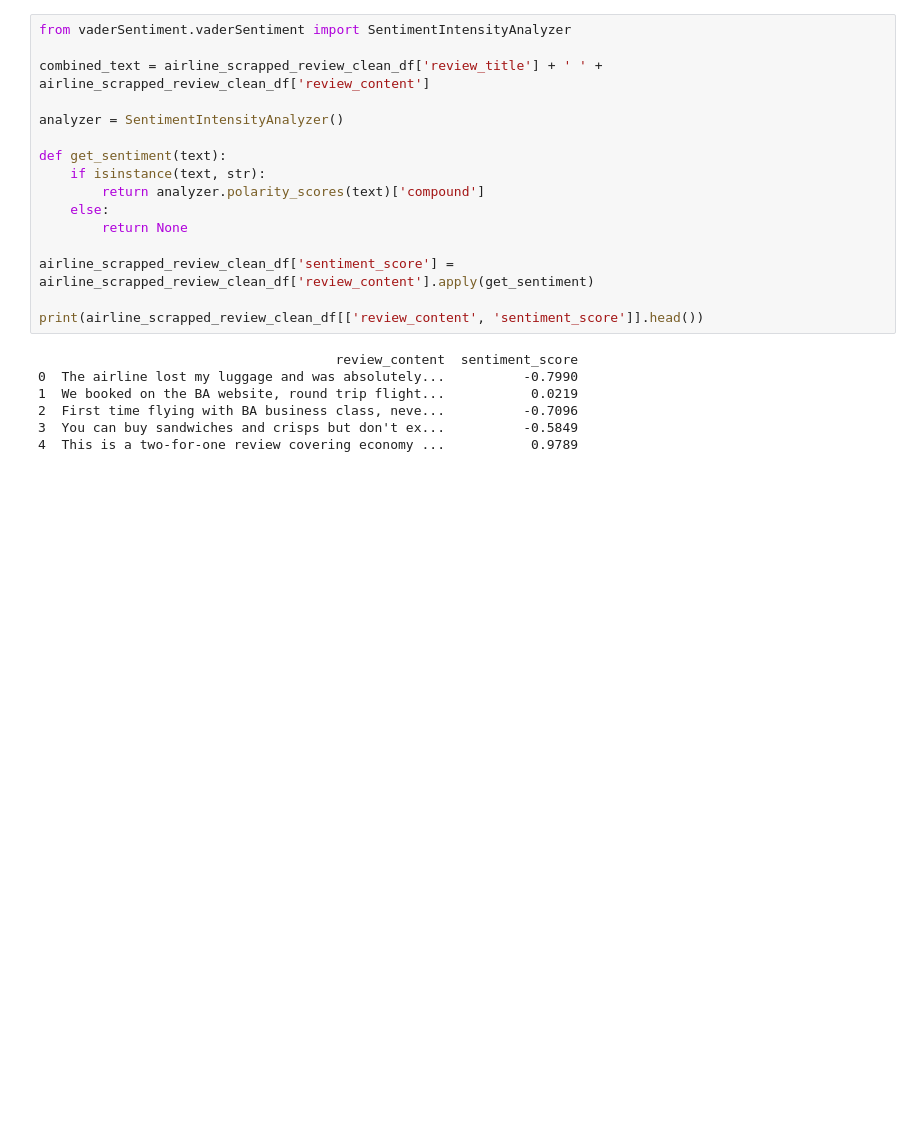
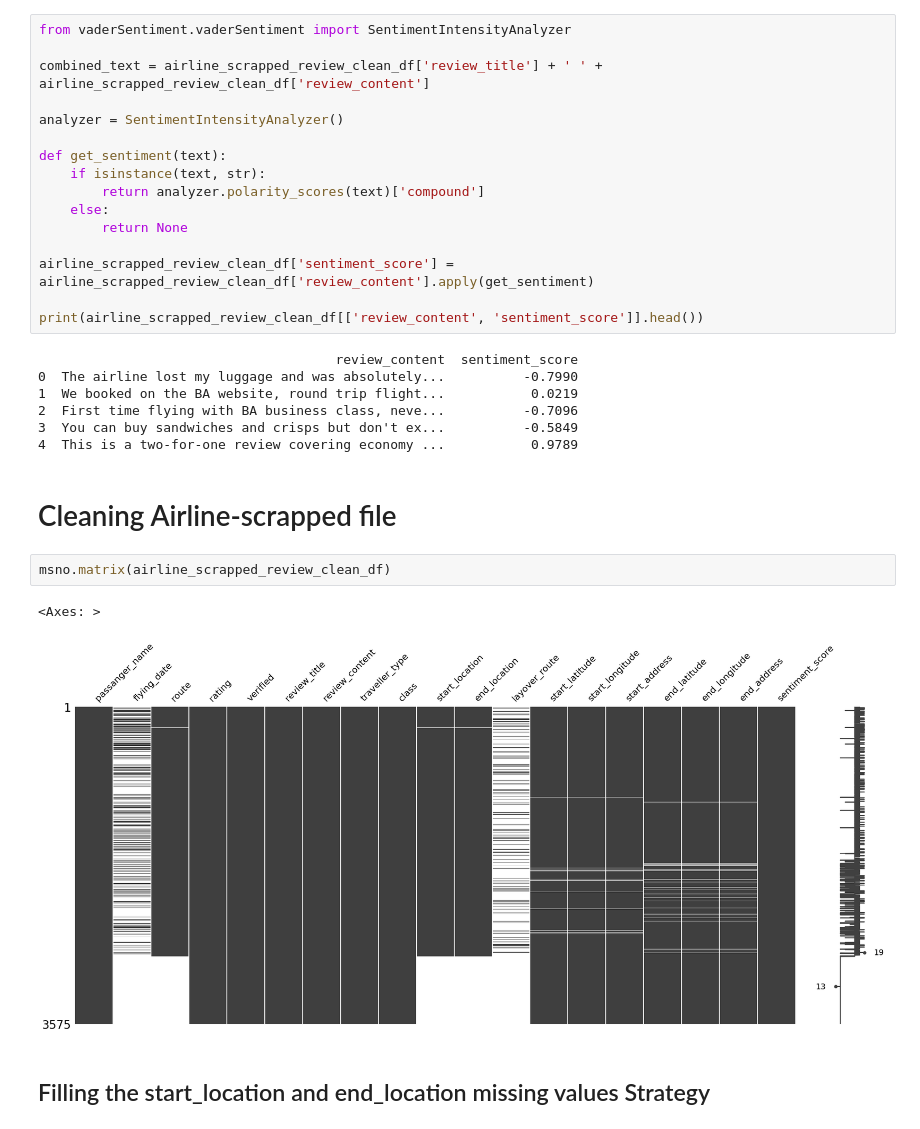
Before and after one commit to samalouty/airline-customer-booking, a Jupyter notebook: airline-scrapped-cleaned.ipynb, the cells around one changed output. Cells and saved outputs as stored; diff of their text form; blank space fills up the shorter version.

Commit message:
Kaggle Notebook | AirlineScrappedReview Cleaning | cleaning

```diff
--- a/airline-scrapped-cleaned.ipynb
+++ b/airline-scrapped-cleaned.ipynb
@@ -210,3 +217,12 @@ print(airline_scrapped_review_clean_df[['review_content', 'sentiment_score']].he
 2  First time flying with BA business class, neve...          -0.7096
 3  You can buy sandwiches and crisps but don't ex...          -0.5849
 4  This is a two-for-one review covering economy ...           0.9789
+# %% [markdown]
+# Cleaning Airline-scrapped file
+# %%
+msno.matrix(airline_scrapped_review_clean_df)
+# %% [output]
+<Axes: >
+[figure, added]
+# %% [markdown]
+## Filling the start_location and end_location missing values Strategy
```
Also changed, not shown: parts of 31 cells of this notebook.
